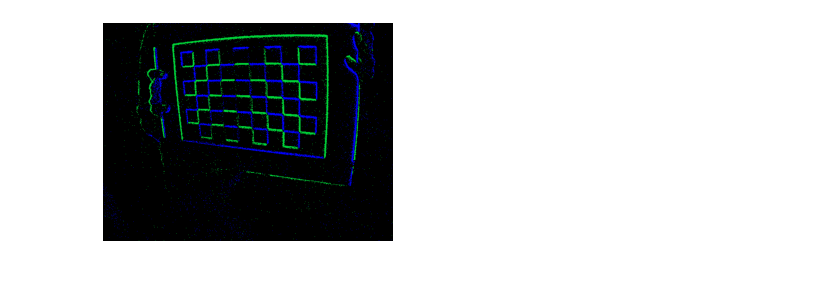
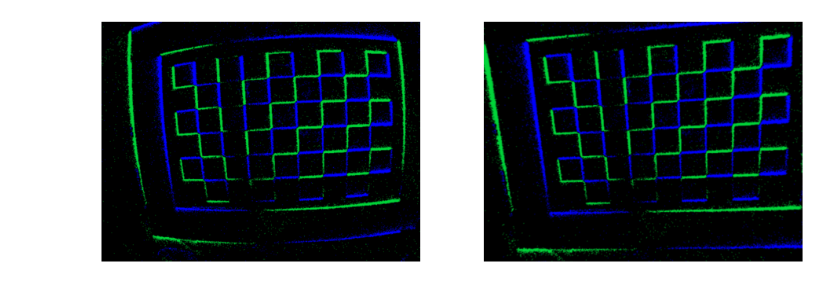
Before and after one commit to jpromerob/CAMagic, a Jupyter notebook: ImgUndistorter.ipynb, the cells around one changed output. Drawn from its saved outputs; the diff is of its cells as text; code cells hidden in the pictures.

Commit message:
Undistortion point by point Done!

```diff
--- a/ImgUndistorter.ipynb
+++ b/ImgUndistorter.ipynb
@@ -11,56 +11,61 @@ import matplotlib.image as mpimg
 import matplotlib.pyplot as plt
 
 
-camera_id = 3
 
-tree = ET.parse("calibration/cam" + str(camera_id) + ".xml")
-root = tree.getroot()
+def undistort_and_show(camera_id):
+
+
+    #
+    # Reading parameters from *.xml
+    #
+
+    tree = ET.parse("calibration/cam" + str(camera_id) + ".xml")
+    root = tree.getroot()
+
+    w = int(root[0][2].text) # number of columns in camera sensor
+    h = int(root[0][3].text) # number of rows in camera sensor
+
+    # Regular expression to get values out of *.xml
+    rescinot = re.compile('[-+]?[\d]+\.?[\d]*[Ee](?:[-+]?[\d]+)?|[\d]')
+
+    # Get Camera Matrix
+    cam_m = np.array(re.findall(rescinot, root[0][0][3].text))
+
+    # Get Distortion Coefficients
+    d_coeff = np.array(re.findall(rescinot, root[0][1][3].text))
+
+    # Refactoring matrices and coefficients
+    cam_m = cam_m.astype(np.float64).reshape((3,3))
+    d_coeff = d_coeff.astype(np.float64)
+
+    #
+    # Loading image
+    #
+
+    img = cv.imread("distorted_" + str(camera_id) + ".png")
+
+    #
+    # Undistorting stuff ...
+    #
+    newcameramtx, roi = cv.getOptimalNewCameraMatrix(cam_m, d_coeff, (h,w), 0, (h,w))
+    mapx, mapy = cv.initUndistortRectifyMap(cam_m, d_coeff, None, newcameramtx, (w,h), 5)
+    dst = cv.remap(img, mapx, mapy, cv.INTER_LINEAR)
+
+    #
+    # Plotting Stuff
+    #
+    fig, axs = plt.subplots(1,2, figsize=(16,8))
+    axs[0].axis('off')
+    axs[1].axis('off')
+    axs[0].imshow(img)
+    axs[1].imshow(dst)
 
 
 
-x_max = int(root[0][2].text)
-y_max = int(root[0][3].text)
 
-# Regular expression to get values out of *.xml
-rescinot = re.compile('[-+]?[\d]+\.?[\d]*[Ee](?:[-+]?[\d]+)?|[\d]')
+if __name__ == "__main__":
 
-# Get Camera Matrix
-cam_m = np.array(re.findall(rescinot, root[0][0][3].text))
-# x_max = root[0][2]
-
-# Get Distortion Coefficients
-d_coeff = np.array(re.findall(rescinot, root[0][1][3].text))
-
-cam_m = cam_m.astype(np.float64).reshape((3,3))
-d_coeff = d_coeff.astype(np.float64)
-
-img = cv.imread("distorted_" + str(camera_id) + ".png")
-
-h,  w = img.shape[:2]*1
-
-
-h_f = int(h * 1)
-w_f = int(w * 1)
-
-# newcameramtx, roi = cv.getOptimalNewCameraMatrix(cam_m, d_coeff, (h,w), 1, (h,w))
-newcameramtx, roi = cv.getOptimalNewCameraMatrix(cam_m, d_coeff, (h,w), 0, (h_f,w_f))
-
-# undistort
-# dst = cv.undistort(img, cam_m, d_coeff, None, newcameramtx, (w1,h1), 5)
-
-
-mapx, mapy = cv.initUndistortRectifyMap(cam_m, d_coeff, None, newcameramtx, (w_f,h_f), 5)
-dst = cv.remap(img, mapx, mapy, cv.INTER_LINEAR)
-
-print(img.shape)
-plt.figure()
-plt.imshow(img)
-plt.axis('off')
-plt.show()
-
-print(dst.shape)
-plt.figure()
-plt.imshow(dst)
-plt.axis('off')
-plt.show()
+    for i in [1,2,3]:
+        camera_id = i
+        undistort_and_show(camera_id)
 # %% [output]
@@ -68 +72 @@ plt.show()
-[figure, old version]
+[figure, new version]
```
Also changed, not shown: parts of 2 cells of this notebook, 10 other files.
